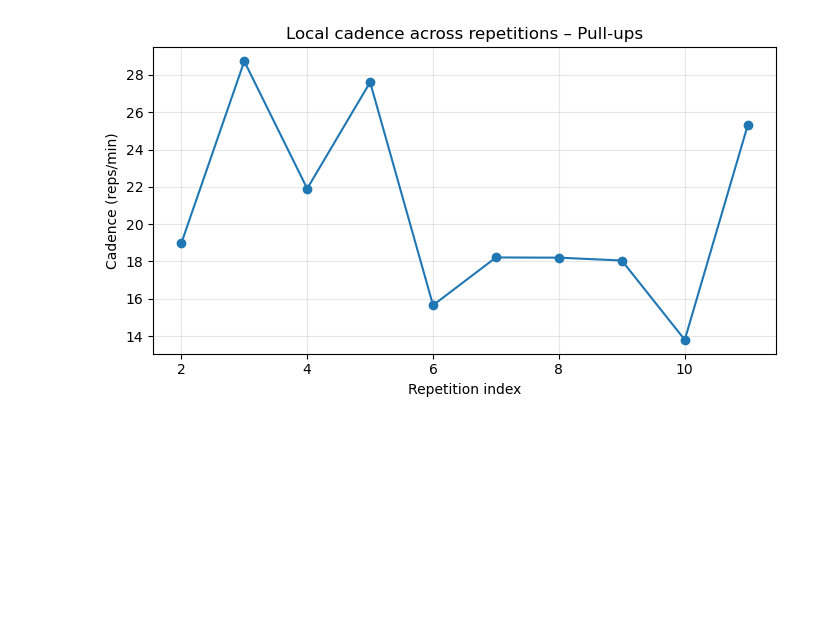
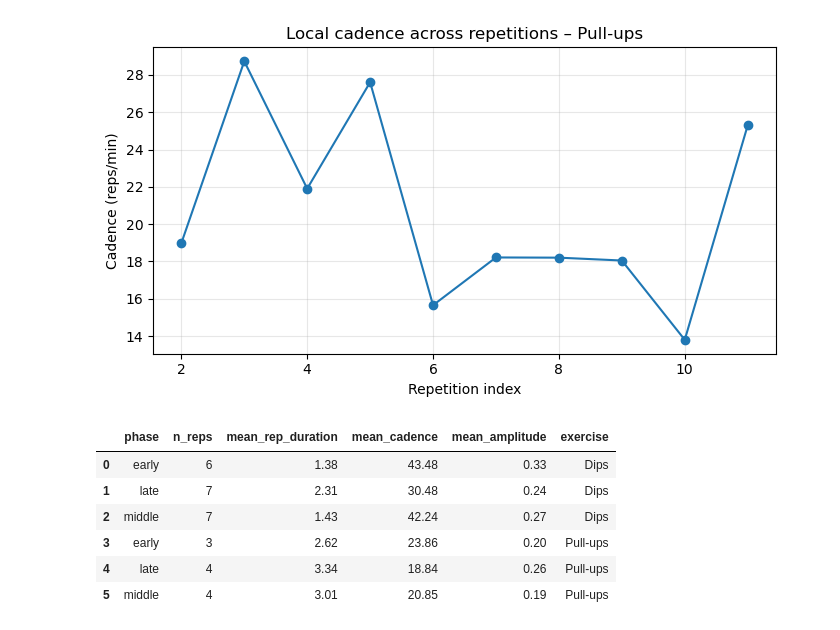
Before and after one commit to OmarFou/HAH913E-2024-AccelCalisthenics, a Jupyter notebook: notebooks/pullups_dips.ipynb, the cells around one changed output. Saved outputs shown, nothing was run; the diff lists cells and outputs as text; code cells hidden in the pictures; blank space fills up the shorter version.

```diff
--- a/notebooks/pullups_dips.ipynb
+++ b/notebooks/pullups_dips.ipynb
@@ -466,3 +468,70 @@ plot_cadence(reps_pu, "Pull-ups")
 # %% [output]
 [figure]
 [figure]
+# %%
+# ==========================================================
+# 12. Early / middle / late phases for each exercise
+# ==========================================================
+
+def add_phase_column(reps_df: pd.DataFrame) -> pd.DataFrame:
+    """
+    Add a 'phase' column: 'early', 'middle', 'late'
+    based on rep_index tertiles.
+    """
+    n = len(reps_df)
+    if n < 3:
+        reps_df["phase"] = "all"
+        return reps_df.copy()
+
+    tertiles = np.linspace(1, n + 1, 4, dtype=int)
+    bounds = list(zip(tertiles[:-1], tertiles[1:]))
+
+    labels = ["early", "middle", "late"]
+    phase = []
+
+    for idx in reps_df["rep_index"]:
+        if idx >= bounds[0][0] and idx < bounds[0][1]:
+            phase.append("early")
+        elif idx >= bounds[1][0] and idx < bounds[1][1]:
+            phase.append("middle")
+        else:
+            phase.append("late")
+
+    out = reps_df.copy()
+    out["phase"] = phase
+    return out
+
+
+reps_dips_phase = add_phase_column(reps_dips)
+reps_pu_phase   = add_phase_column(reps_pu)
+
+def phase_summary(reps_phase: pd.DataFrame, exercise: str) -> pd.DataFrame:
+    summary = (
+        reps_phase
+        .groupby("phase")
+        .agg(
+            n_reps=("rep_index", "count"),
+            mean_rep_duration=("rep_duration_s", "mean"),
+            mean_cadence=("cadence_rpm", "mean"),
+            mean_amplitude=("amplitude_g", "mean"),
+        )
+        .round(2)
+        .reset_index()
+    )
+    summary["exercise"] = exercise
+    return summary
+
+
+summary_dips = phase_summary(reps_dips_phase, "Dips")
+summary_pu   = phase_summary(reps_pu_phase, "Pull-ups")
+
+phase_summary_all = pd.concat([summary_dips, summary_pu], ignore_index=True)
+phase_summary_all
+# %% [output]
+|  | phase | n_reps | mean_rep_duration | mean_cadence | mean_amplitude | exercise |
+| 0 | early | 6 | 1.38 | 43.48 | 0.33 | Dips |
+| 1 | late | 7 | 2.31 | 30.48 | 0.24 | Dips |
+| 2 | middle | 7 | 1.43 | 42.24 | 0.27 | Dips |
+| 3 | early | 3 | 2.62 | 23.86 | 0.20 | Pull-ups |
+| 4 | late | 4 | 3.34 | 18.84 | 0.26 | Pull-ups |
+| 5 | middle | 4 | 3.01 | 20.85 | 0.19 | Pull-ups |
```
Also changed, not shown: parts of 5 cells of this notebook, 2 other files.
